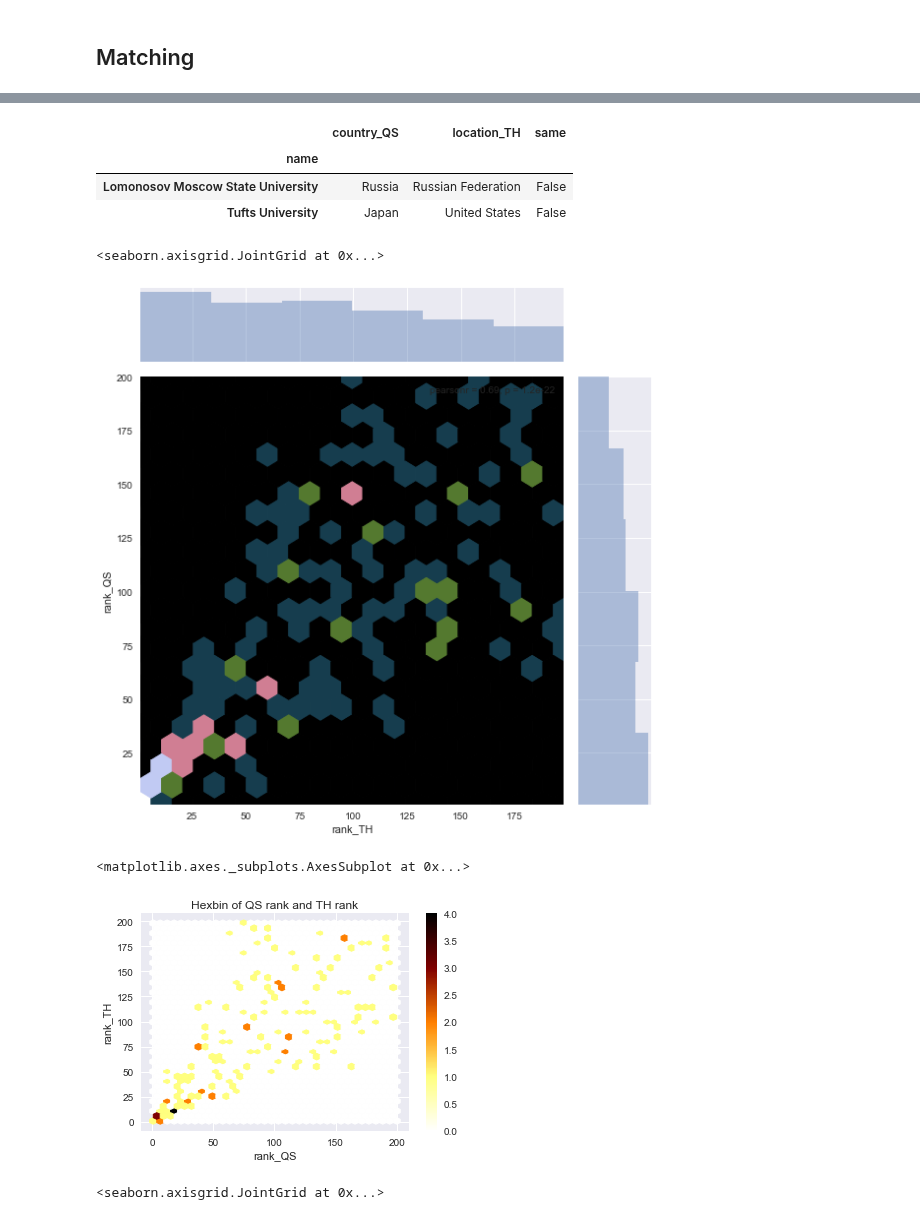
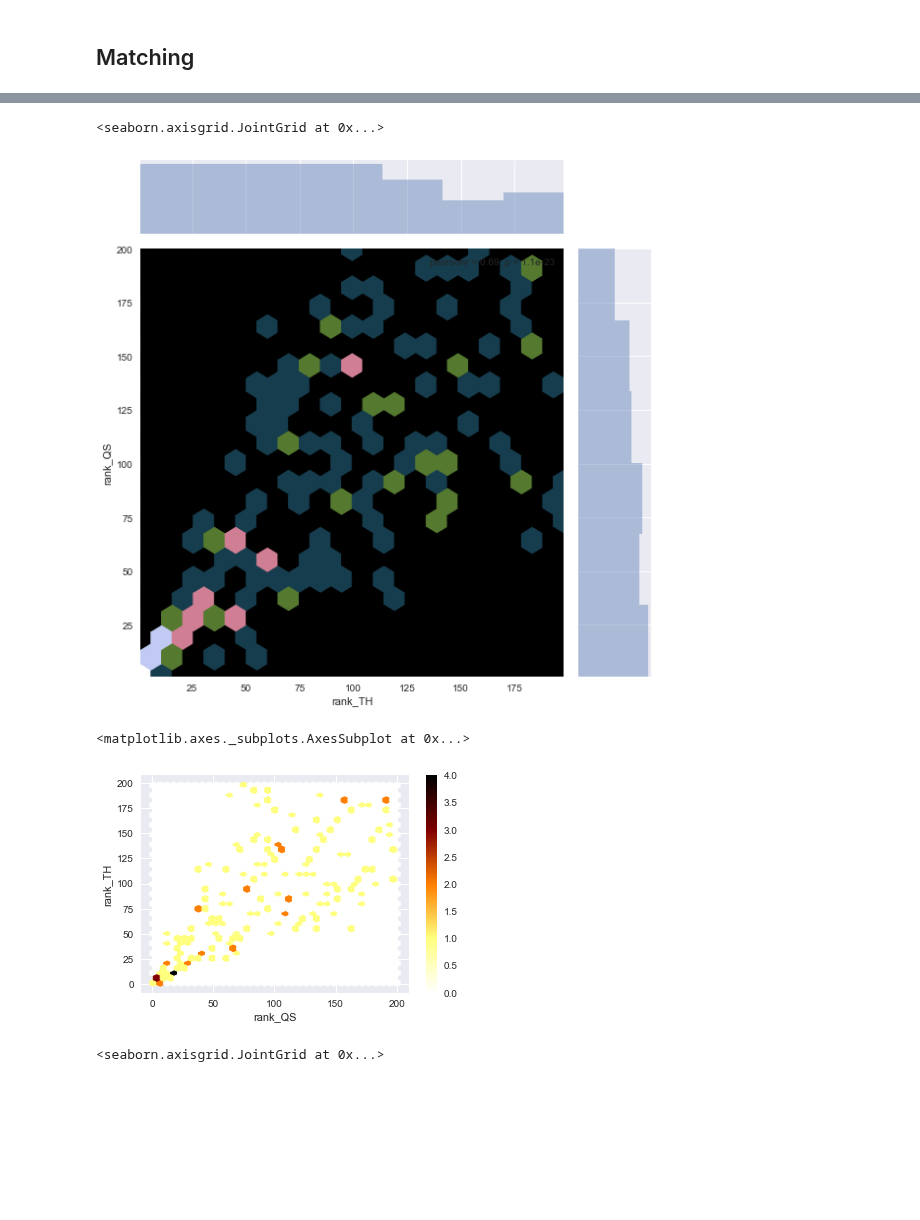
Before and after one commit to roman-bachmann/prayingmantissa, a Jupyter notebook: homework02/homework02.ipynb, the cells around one changed output, grey strips where cells are left out. Saved outputs shown, nothing was run; the diff lists cells and outputs as text; code cells hidden in the pictures; blank space fills up the shorter version.

```diff
--- a/homework02/homework02.ipynb
+++ b/homework02/homework02.ipynb
@@ -16,6 +16,7 @@ from matplotlib import pyplot as plt
 ## 1. 200 QS Top Universities from www.topuniversities.com
 # %%
 NB_BEST = 200
+WIKI = 'https://en.wikipedia.org/w/index.php?search='
 QS_URL = "https://www.topuniversities.com"
 QS_RANK_URL = "https://www.topuniversities.com/university-rankings/world-university-rankings/2018"
 QS_DATA_URL = "https://www.topuniversities.com/sites/default/files/qs-rankings-data/357051.txt"
@@ -36,6 +37,16 @@ QS_ranking = pd.DataFrame(columns = ["title", "rank_display", "country", "region
 for i in range(NB_BEST):
     df_i = pd.DataFrame.from_dict(QS_data["data"][i], orient='index').T
     df_i = df_i.drop(["stars", "guide", "cc", "logo", "core_id", "url", "nid", "score"], axis=1)
+
+    name = df_i.title[0].strip().replace(' ', '+')
+    w = requests.get(WIKI + name)
+    soup = BeautifulSoup(w.text, 'html.parser')
+    f = soup.find("h1", {"id": "firstHeading"})
+    if (f.get_text() == 'Search results'):
+        ff = soup.find('div', {'class': 'mw-search-result-heading'})
+        df_i['title'] = ff.get_text().strip()
+    else:
+        df_i['title'] = f.get_text().strip()
 
     # Get linked site with more information
     uni_url = QS_URL + QS_data["data"][i]["url"]
@@ -220,6 +245,16 @@ for i in range(NB_BEST):
     df_i = pd.DataFrame.from_dict(TH_data["data"][i], orient='index').T
     drop_cols = df_i.columns.difference(["nid", "name", "rank", "scores_overall", "location"])
     df_i = df_i.drop(drop_cols, axis=1)
+
+    name = df_i.name[0].strip().replace(' ', '+')
+    w = requests.get(WIKI + name)
+    soup = BeautifulSoup(w.text, 'html.parser')
+    f = soup.find("h1", {"id": "firstHeading"})
+    if (f.get_text() == 'Search results'):
+        ff = soup.find('div', {'class': 'mw-search-result-heading'})
+        df_i['name'] = ff.get_text().strip()
+    else:
+        df_i['name'] = f.get_text().strip()
 
     df_i["total_students"] = int(re.sub("[^0-9^.]", "", TH_data["data"][i]["stats_number_students"]))
     percentage_intl = int(re.sub("[^0-9^.]", "", TH_data["data"][i]["stats_pc_intl_students"]))
@@ -325,14 +372,3 @@ nans(merged).head()
-# %%
-# Testing if there are wrongly matched universities
-
-test = merged[["country_QS", "location_TH"]].dropna()
-test["same"] = merged["country_QS"] == merged["location_TH"]
-test[test.same == False]
-# %% [output]
-|  | country_QS | location_TH | same |
-| name |  |  |  |
-| Lomonosov Moscow State University | Russia | Russian Federation | False |
-| Tufts University | Japan | United States | False |
 # %%
 def rank_to_int(rank_obj):
     rank_str = re.sub("[^0-9^.]", "", rank_obj)
@@ -348,13 +384,13 @@ merged['rank_TH'] = merged['rank_display_TH'].astype('str').apply(lambda x: rank
 sns.jointplot(x='rank_TH', y='rank_QS', data=merged, kind='hex', cmap= 'cubehelix', size=8, gridsize=20)
 # %% [output]
 <seaborn.axisgrid.JointGrid at 0x...>
-[figure, old version]
+[figure, new version]
 # %%
 merged.plot(y= 'rank_TH', x ='rank_QS',kind='hexbin',gridsize=35, sharex=False, \
-            colormap='afmhot_r', title='Hexbin of QS rank and TH rank')
+            colormap='afmhot_r')
 # %% [output]
 <matplotlib.axes._subplots.AxesSubplot at 0x...>
-[figure, old version]
+[figure, new version]
 # %%
 sns.jointplot(x='rank_TH', y='total_students_TH', data=merged, kind='scatter', cmap= 'cubehelix', size=8)
 # %% [output]
```
Also changed, not shown: parts of 19 cells of this notebook.
